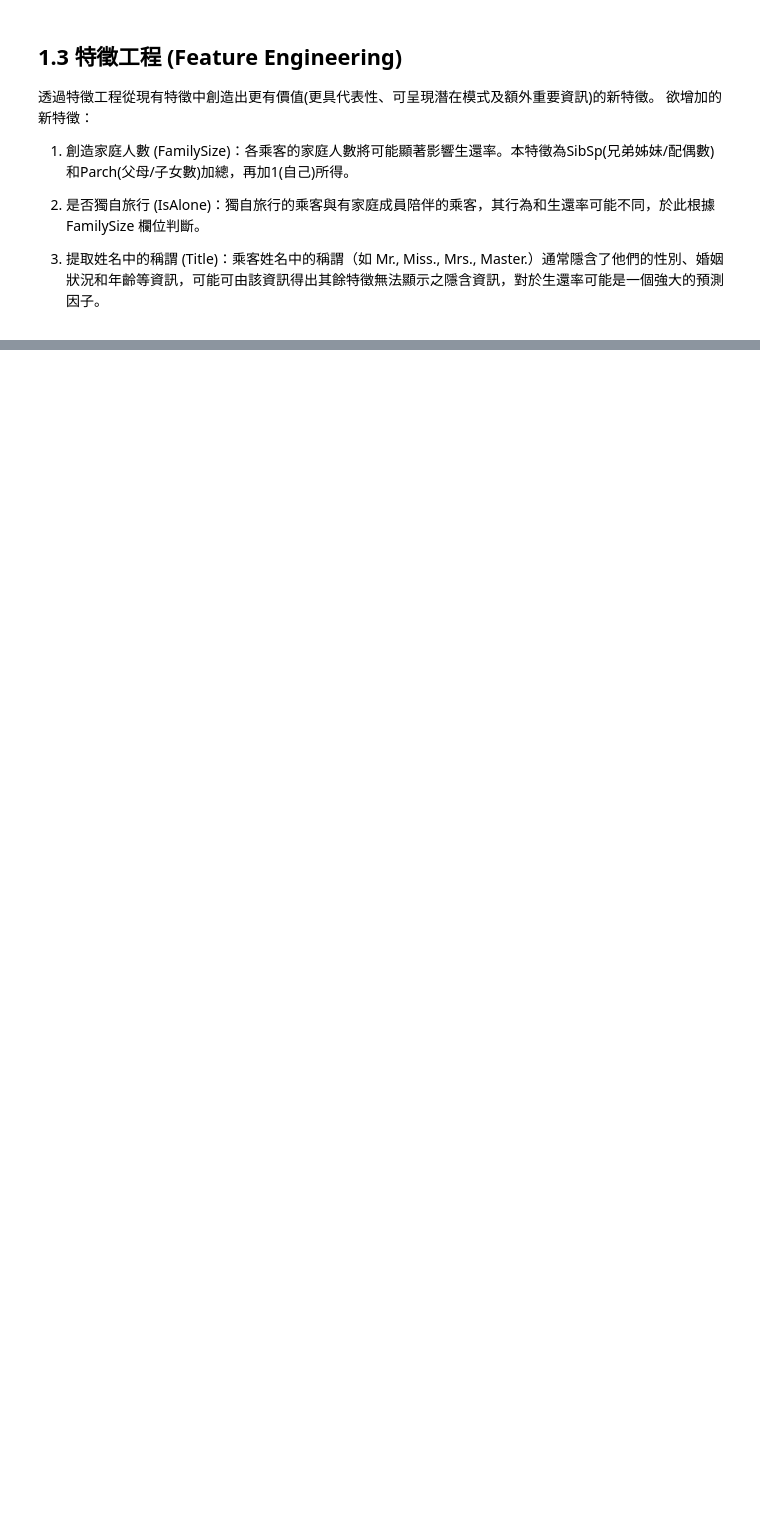
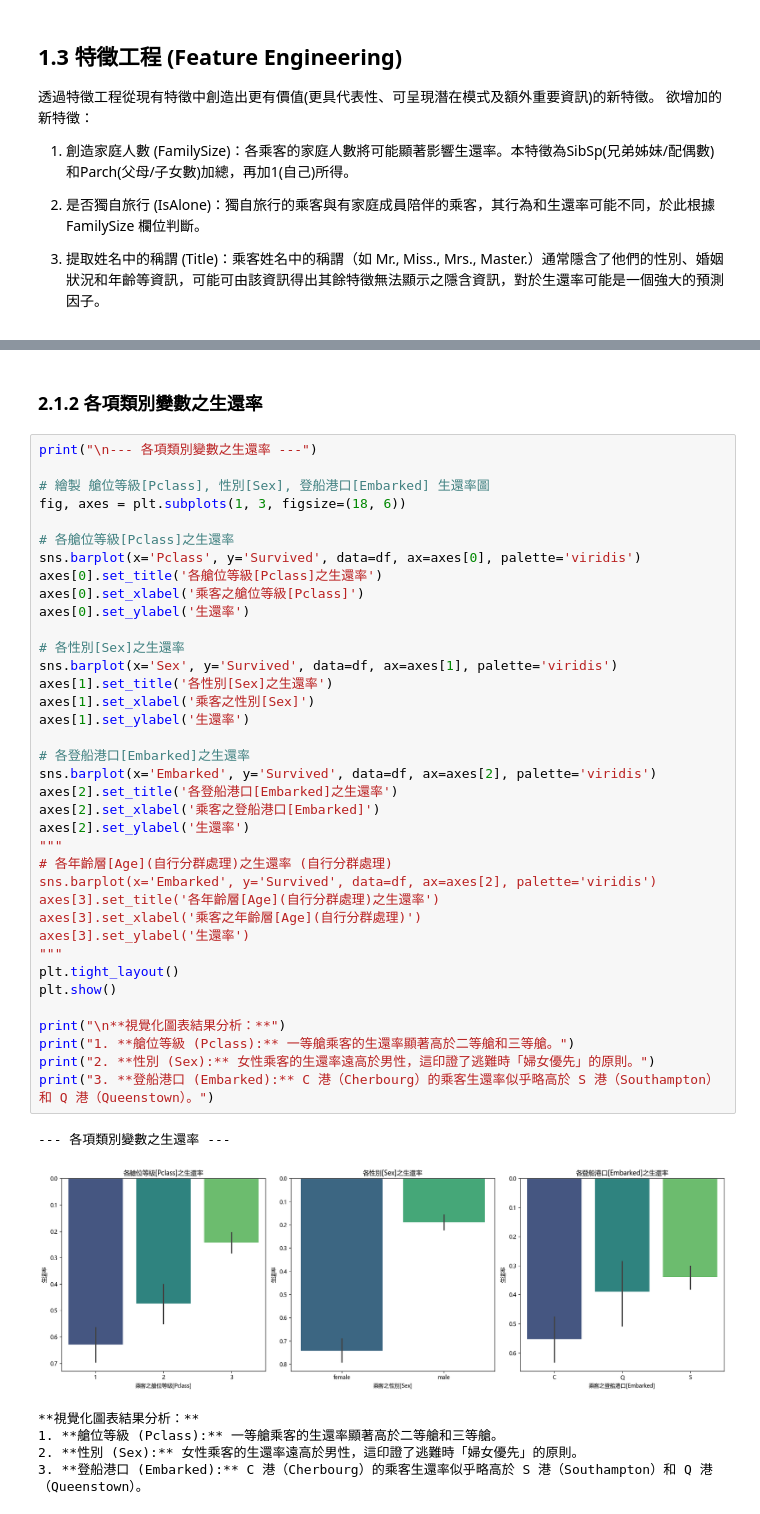
Before and after one commit to Anakin871103/IanLi-Data-Analytics-Projects, a Jupyter notebook: notebooks/01_Exploratory_Data_Analysis/Projects/001_EDA_Titanic_Survival_Analysis/notebook/Titanic_EDA_Survival_Analysis.ipynb, the cells around one changed output, grey strips where cells are left out. Saved outputs shown, nothing was run; the diff lists cells and outputs as text; blank space fills up the shorter version.

```diff
--- a/notebooks/01_Exploratory_Data_Analysis/Projects/001_EDA_Titanic_Survival_Analysis/notebook/Titanic_EDA_Survival_Analysis.ipynb
+++ b/notebooks/01_Exploratory_Data_Analysis/Projects/001_EDA_Titanic_Survival_Analysis/notebook/Titanic_EDA_Survival_Analysis.ipynb
@@ -299,0 +488,46 @@ print(df.info())
+# %% [markdown]
+### 2.1.2 各項類別變數之生還率
+# %%
+print("\n--- 各項類別變數之生還率 ---")
+
+# 繪製 艙位等級[Pclass], 性別[Sex], 登船港口[Embarked] 生還率圖
+fig, axes = plt.subplots(1, 3, figsize=(18, 6))
+
+# 各艙位等級[Pclass]之生還率
+sns.barplot(x='Pclass', y='Survived', data=df, ax=axes[0], palette='viridis')
+axes[0].set_title('各艙位等級[Pclass]之生還率')
+axes[0].set_xlabel('乘客之艙位等級[Pclass]')
+axes[0].set_ylabel('生還率')
+
+# 各性別[Sex]之生還率
+sns.barplot(x='Sex', y='Survived', data=df, ax=axes[1], palette='viridis')
+axes[1].set_title('各性別[Sex]之生還率')
+axes[1].set_xlabel('乘客之性別[Sex]')
+axes[1].set_ylabel('生還率')
+
+# 各登船港口[Embarked]之生還率
+sns.barplot(x='Embarked', y='Survived', data=df, ax=axes[2], palette='viridis')
+axes[2].set_title('各登船港口[Embarked]之生還率')
+axes[2].set_xlabel('乘客之登船港口[Embarked]')
+axes[2].set_ylabel('生還率')
+"""
+# 各年齡層[Age](自行分群處理)之生還率 (自行分群處理)
+sns.barplot(x='Embarked', y='Survived', data=df, ax=axes[2], palette='viridis')
+axes[3].set_title('各年齡層[Age](自行分群處理)之生還率')
+axes[3].set_xlabel('乘客之年齡層[Age](自行分群處理)')
+axes[3].set_ylabel('生還率')
+"""
+plt.tight_layout()
+plt.show()
+
+print("\n**視覺化圖表結果分析：**")
+print("1. **艙位等級 (Pclass):** 一等艙乘客的生還率顯著高於二等艙和三等艙。")
+print("2. **性別 (Sex):** 女性乘客的生還率遠高於男性，這印證了逃難時「婦女優先」的原則。")
+print("3. **登船港口 (Embarked):** C 港（Cherbourg）的乘客生還率似乎略高於 S 港（Southampton）和 Q 港（Queenstown）。")
+# %% [output]
+--- 各項類別變數之生還率 ---
+[figure, added]
+**視覺化圖表結果分析：**
+1. **艙位等級 (Pclass):** 一等艙乘客的生還率顯著高於二等艙和三等艙。
+2. **性別 (Sex):** 女性乘客的生還率遠高於男性，這印證了逃難時「婦女優先」的原則。
+3. **登船港口 (Embarked):** C 港（Cherbourg）的乘客生還率似乎略高於 S 港（Southampton）和 Q 港（Queenstown）。
```
Also changed, not shown: parts of 24 cells of this notebook.
